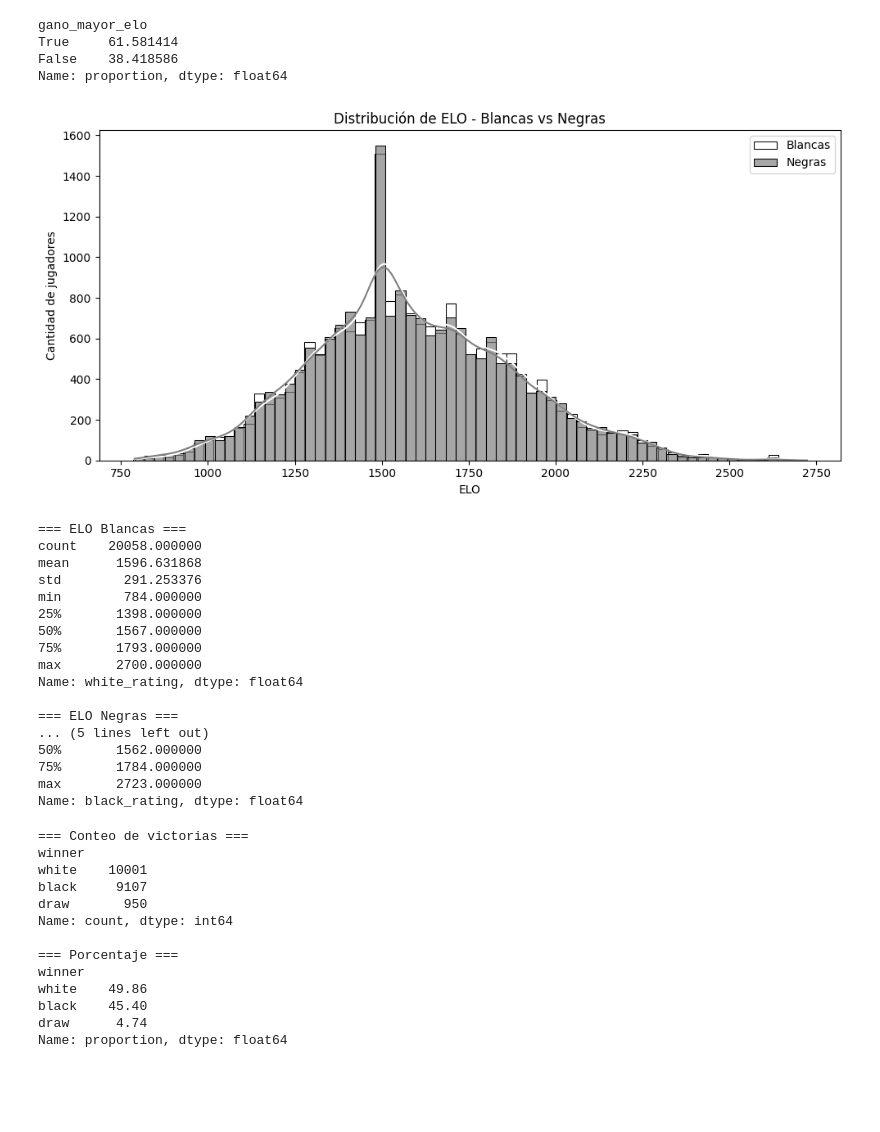
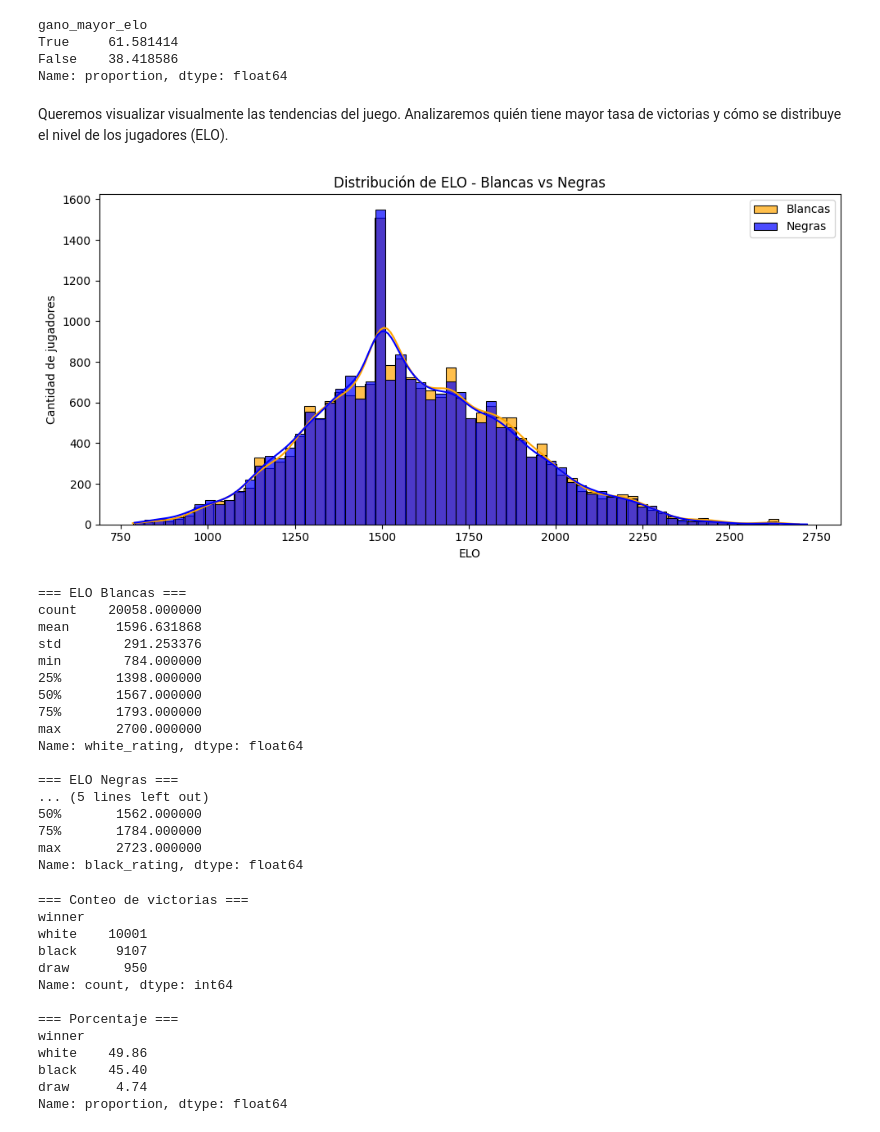
Before and after one commit to yisuznazi/juegosAjedrez, a Jupyter notebook: ajedrez.ipynb, the cells around one changed output. Saved outputs shown, nothing was run; the diff lists cells and outputs as text; code cells hidden in the pictures; blank space fills up the shorter version.

```diff
--- a/ajedrez.ipynb
+++ b/ajedrez.ipynb
@@ -86,0 +70,11 @@ dtype: object
+# %%
+# 1. Revisar nulos y tipos de datos
+print(df.info())
+print("\nValores nulos por columna:\n", df.isnull().sum())
+
+# 2. Mapeo de datos: Convertir la columna 'winner' a numérica (1 = blanco, 0 = negro, -1 = empate) para correlaciones
+map_winner = {'white': 1, 'black': 0, 'draw': -1}
+df['winner_mapped'] = df['winner'].map(map_winner)
+
+# 3. Crear una nueva columna útil: Diferencia de ELO (Fuerza relativa)
+df['elo_diff'] = df['white_rating'] - df['black_rating']
@@ -164,28 +162,30 @@ gano_mayor_elo
 True     61.581414
 False    38.418586
 Name: proportion, dtype: float64
+# %% [markdown]
+Queremos visualizar visualmente las tendencias del juego. Analizaremos quién tiene mayor tasa de victorias y cómo se distribuye el nivel de los jugadores (ELO).
 # %%
 
 
 # Distribución de ELO blancas vs negras
 plt.figure(figsize=(10, 5))
-sns.histplot(df['white_rating'], color='white', edgecolor='black', label='Blancas', kde=True, alpha=0.7)
-sns.histplot(df['black_rating'], color='gray', edgecolor='black', label='Negras', kde=True, alpha=0.7)
+sns.histplot(df['white_rating'], color='orange', edgecolor='black', label='Blancas', kde=True, alpha=0.7)
+sns.histplot(df['black_rating'], color='blue', edgecolor='black', label='Negras', kde=True, alpha=0.7)
 
 plt.title("Distribución de ELO - Blancas vs Negras")
 plt.xlabel("ELO")
 plt.ylabel("Cantidad de jugadores")
 plt.legend()
 plt.tight_layout()
 plt.show()
 
 # Estadísticas descriptivas
 print("=== ELO Blancas ===")
 print(df['white_rating'].describe())
 print("\n=== ELO Negras ===")
 print(df['black_rating'].describe())
 # %% [output]
-[figure, old version]
+[figure, new version]
 === ELO Blancas ===
 count    20058.000000
 mean      1596.631868
```
Also changed, not shown: parts of 30 cells of this notebook.
